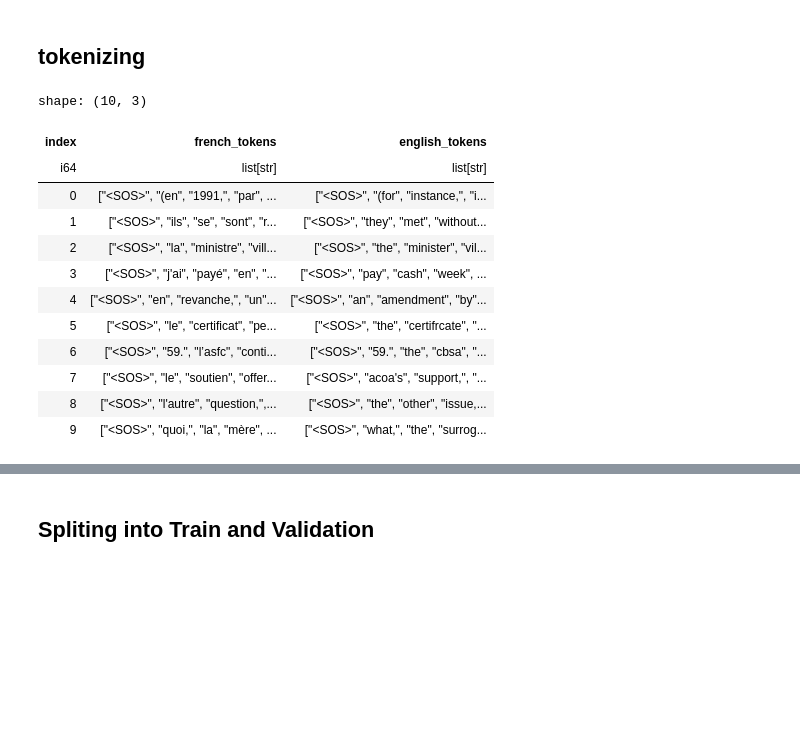
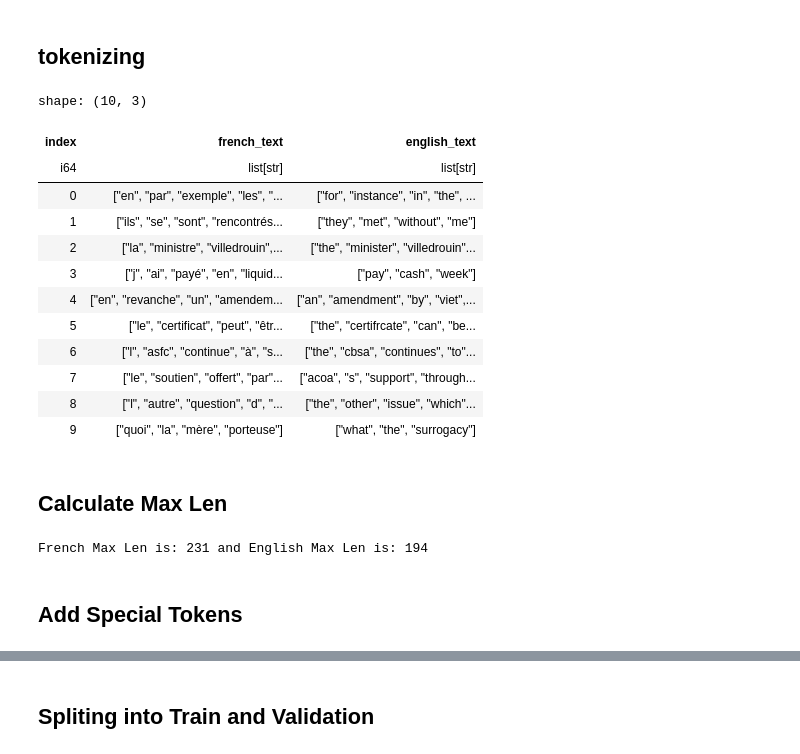
Before and after one commit to AsadiAhmad/Machine-Translation, a Jupyter notebook: Code/Ⅿaⅽhine_Transⅼation.ipynb, the cells around one changed output, grey strips where cells are left out. Cells and saved outputs as stored; diff of their text form; code cells hidden in the pictures; blank space fills up the shorter version.

```diff
--- a/Code/Ⅿaⅽhine_Transⅼation.ipynb
+++ b/Code/Ⅿaⅽhine_Transⅼation.ipynb
@@ -364,0 +278,8 @@ len(dataset)
+# %%
+def lower_text(text: str) -> str:
+    return text.lower() if isinstance(text, str) else ""
+# %%
+dataset_lower = dataset_cleaned.with_columns(
+    pol.col("french_text").map_elements(lower_text, return_dtype=pol.String).alias("french_text"),
+    pol.col("english_text").map_elements(lower_text, return_dtype=pol.String).alias("english_text")
+)
@@ -378,21 +304,26 @@ def clean_and_tokenize(text: str) -> List[str]:
+# %%
+def tokenize_text(text: str) -> List[str]:
+    return text.split() if isinstance(text, str) else []
 # %%
-dataset = dataset.with_columns(
-    pol.col("french_text").map_elements(clean_and_tokenize, return_dtype=pol.List(pol.Utf8)).alias("french_tokens"),
-    pol.col("english_text").map_elements(clean_and_tokenize, return_dtype=pol.List(pol.Utf8)).alias("english_tokens")
-).select(["index", "french_tokens", "english_tokens"])
+dataset_tokenized = dataset_lower.with_columns(
+    pol.col("french_text").map_elements(tokenize_text, return_dtype=pol.List(pol.String)).alias("french_text"),
+    pol.col("english_text").map_elements(tokenize_text, return_dtype=pol.List(pol.String)).alias("english_text")
+)
 # %%
-dataset.head(10)
+dataset_tokenized.head(10)
 # %% [output]
 shape: (10, 3)
-| index | french_tokens | english_tokens |
+| index | french_text | english_text |
 | i64 | list[str] | list[str] |
-| 0 | ["<SOS>", "(en", "1991,", "par", ... | ["<SOS>", "(for", "instance,", "i... |
-| 1 | ["<SOS>", "ils", "se", "sont", "r... | ["<SOS>", "they", "met", "without... |
-| 2 | ["<SOS>", "la", "ministre", "vill... | ["<SOS>", "the", "minister", "vil... |
-| 3 | ["<SOS>", "j'ai", "payé", "en", "... | ["<SOS>", "pay", "cash", "week", ... |
-| 4 | ["<SOS>", "en", "revanche,", "un"... | ["<SOS>", "an", "amendment", "by"... |
-| 5 | ["<SOS>", "le", "certificat", "pe... | ["<SOS>", "the", "certifrcate", "... |
-| 6 | ["<SOS>", "59.", "l’asfc", "conti... | ["<SOS>", "59.", "the", "cbsa", "... |
-| 7 | ["<SOS>", "le", "soutien", "offer... | ["<SOS>", "acoa's", "support,", "... |
-| 8 | ["<SOS>", "l'autre", "question,",... | ["<SOS>", "the", "other", "issue,... |
-| 9 | ["<SOS>", "quoi,", "la", "mère", ... | ["<SOS>", "what,", "the", "surrog... |
+| 0 | ["en", "par", "exemple", "les", "... | ["for", "instance", "in", "the", ... |
+| 1 | ["ils", "se", "sont", "rencontrés... | ["they", "met", "without", "me"] |
+| 2 | ["la", "ministre", "villedrouin",... | ["the", "minister", "villedrouin"... |
+| 3 | ["j", "ai", "payé", "en", "liquid... | ["pay", "cash", "week"] |
+| 4 | ["en", "revanche", "un", "amendem... | ["an", "amendment", "by", "viet",... |
+| 5 | ["le", "certificat", "peut", "êtr... | ["the", "certifrcate", "can", "be... |
+| 6 | ["l", "asfc", "continue", "à", "s... | ["the", "cbsa", "continues", "to"... |
+| 7 | ["le", "soutien", "offert", "par"... | ["acoa", "s", "support", "through... |
+| 8 | ["l", "autre", "question", "d", "... | ["the", "other", "issue", "which"... |
+| 9 | ["quoi", "la", "mère", "porteuse"] | ["what", "the", "surrogacy"] |
+# %% [markdown]
+## Calculate Max Len
@@ -398,0 +345,4 @@ shape: (10, 3)
+# %%
+print(f"French Max Len is: {max_len_fr} and English Max Len is: {max_len_en}")
+# %% [output]
+French Max Len is: 231 and English Max Len is: 194
@@ -398,0 +351,2 @@ shape: (10, 3)
+# %% [markdown]
+## Add Special Tokens
```
Also changed, not shown: parts of 82 cells of this notebook.
